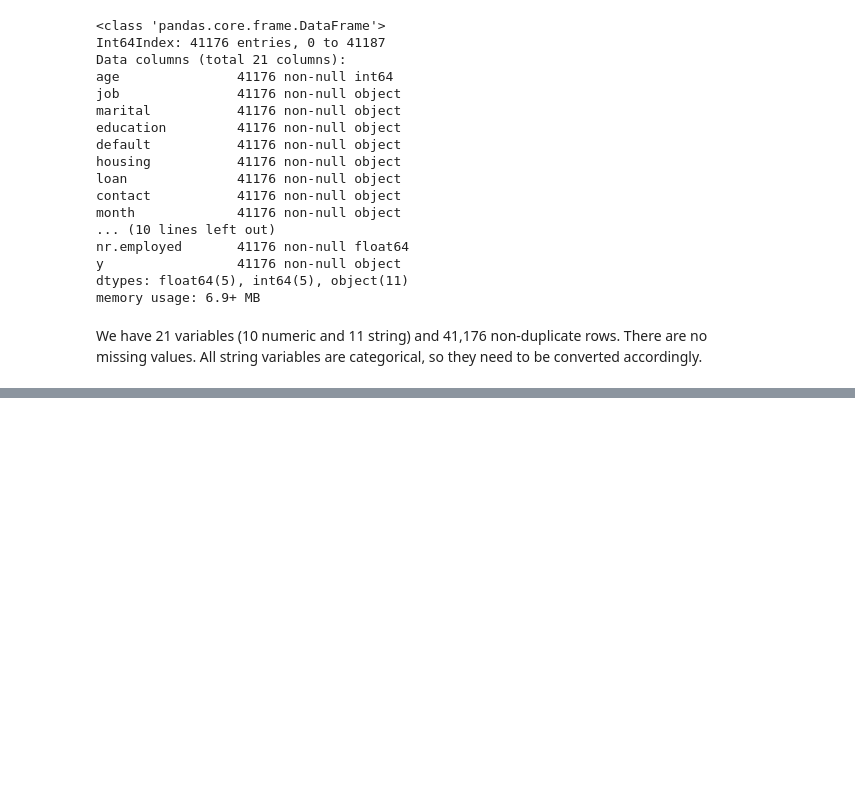
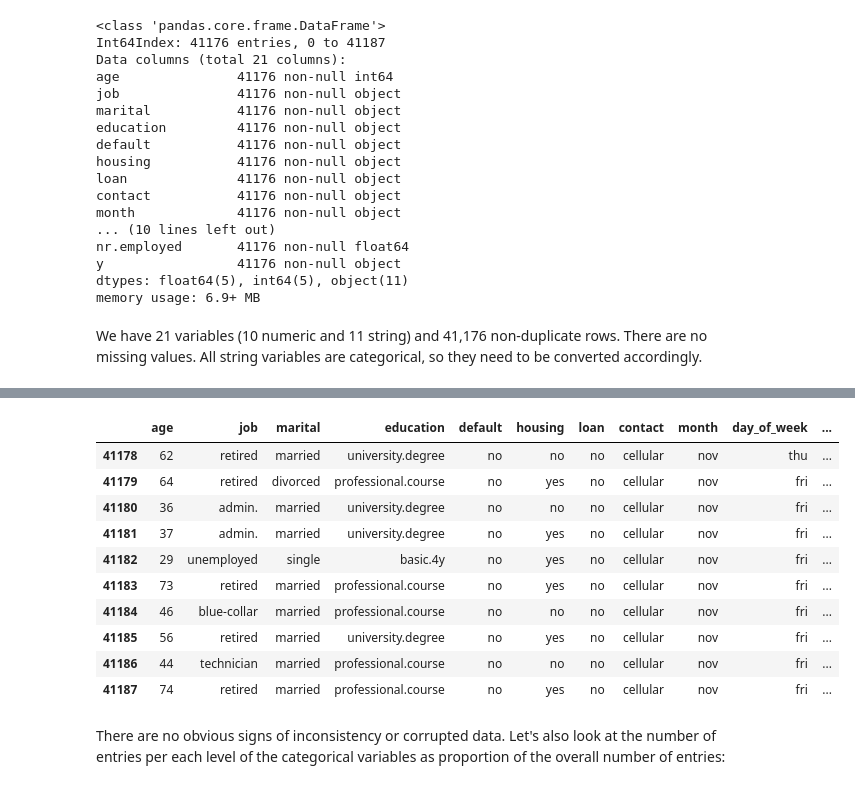
Before and after one commit to mamnunam/Springboard_Data_Science_track, a Jupyter notebook: Capstone_1/Capstone_project_1.ipynb, the cells around one changed output, grey strips where cells are left out. Cells and saved outputs as stored; diff of their text form; code cells hidden in the pictures; blank space fills up the shorter version.

```diff
--- a/Capstone_1/Capstone_project_1.ipynb
+++ b/Capstone_1/Capstone_project_1.ipynb
@@ -130,8 +132,21 @@ This dataset is based on "Bank Marketing" UCI dataset (http://archive.ics.uci.ed
 # %% [markdown]
 **Loading required libraries and the dataset**
 # %%
+#Pandas for dataframes
 import pandas as pd
+#Changing default display option to display all columns
+pd.set_option('display.max_columns', 21)
+
+#Numpy for numerical computing
+import numpy as np
+
+#Matplotlib for visualization
 import matplotlib.pyplot as plt
+
+#Display plots in the notebook
+%matplotlib inline
+
+#Seaborn for easier visualization
 import seaborn as sns
 
 df = pd.read_csv('Data/Raw_data/bank-additional-full.csv', sep=';')
@@ -282,0 +233,17 @@ for column in numeric_columns:
+# %%
+#Last 10 rows
+df.tail(10)
+# %% [output]
+|  | age | job | marital | education | default | housing | loan | contact | month | day_of_week | ... |
+| 41178 | 62 | retired | married | university.degree | no | no | no | cellular | nov | thu | ... |
+| 41179 | 64 | retired | divorced | professional.course | no | yes | no | cellular | nov | fri | ... |
+| 41180 | 36 | admin. | married | university.degree | no | no | no | cellular | nov | fri | ... |
+| 41181 | 37 | admin. | married | university.degree | no | yes | no | cellular | nov | fri | ... |
+| 41182 | 29 | unemployed | single | basic.4y | no | yes | no | cellular | nov | fri | ... |
+| 41183 | 73 | retired | married | professional.course | no | yes | no | cellular | nov | fri | ... |
+| 41184 | 46 | blue-collar | married | professional.course | no | no | no | cellular | nov | fri | ... |
+| 41185 | 56 | retired | married | university.degree | no | yes | no | cellular | nov | fri | ... |
+| 41186 | 44 | technician | married | professional.course | no | no | no | cellular | nov | fri | ... |
+| 41187 | 74 | retired | married | professional.course | no | yes | no | cellular | nov | fri | ... |
+# %% [markdown]
+There are no obvious signs of inconsistency or corrupted data. Let's also look at the number of entries per each level of the categorical variables as proportion of the overall number of entries:
```
Also changed, not shown: parts of 44 cells of this notebook.
